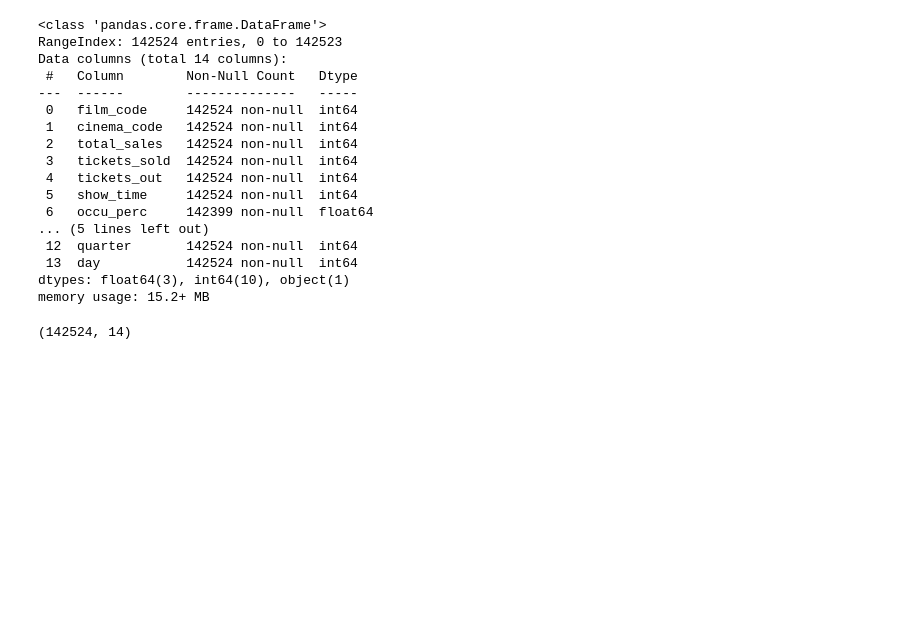
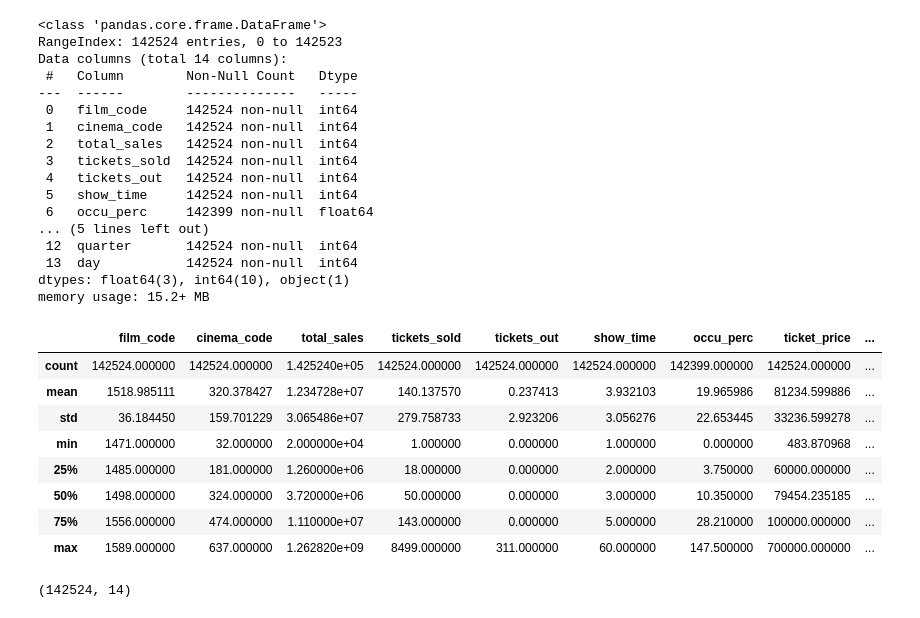
Before and after one commit to Ipz-intelligent-technologies/intelligent-tech, a Jupyter notebook: time_series_forecasting.ipynb, the cells around one changed output. Saved outputs shown, nothing was run; the diff lists cells and outputs as text; code cells hidden in the pictures; blank space fills up the shorter version.

Commit message:
feat: time series forecasting

```diff
--- a/time_series_forecasting.ipynb
+++ b/time_series_forecasting.ipynb
@@ -66,6 +67,18 @@ Data columns (total 14 columns):
  13  day           142524 non-null  int64
 dtypes: float64(3), int64(10), object(1)
 memory usage: 15.2+ MB
+# %%
+ticket_df.describe()
+# %% [output]
+|  | film_code | cinema_code | total_sales | tickets_sold | tickets_out | show_time | occu_perc | ticket_price | ... |
+| count | 142524.000000 | 142524.000000 | 1.425240e+05 | 142524.000000 | 142524.000000 | 142524.000000 | 142399.000000 | 142524.000000 | ... |
+| mean | 1518.985111 | 320.378427 | 1.234728e+07 | 140.137570 | 0.237413 | 3.932103 | 19.965986 | 81234.599886 | ... |
+| std | 36.184450 | 159.701229 | 3.065486e+07 | 279.758733 | 2.923206 | 3.056276 | 22.653445 | 33236.599278 | ... |
+| min | 1471.000000 | 32.000000 | 2.000000e+04 | 1.000000 | 0.000000 | 1.000000 | 0.000000 | 483.870968 | ... |
+| 25% | 1485.000000 | 181.000000 | 1.260000e+06 | 18.000000 | 0.000000 | 2.000000 | 3.750000 | 60000.000000 | ... |
+| 50% | 1498.000000 | 324.000000 | 3.720000e+06 | 50.000000 | 0.000000 | 3.000000 | 10.350000 | 79454.235185 | ... |
+| 75% | 1556.000000 | 474.000000 | 1.110000e+07 | 143.000000 | 0.000000 | 5.000000 | 28.210000 | 100000.000000 | ... |
+| max | 1589.000000 | 637.000000 | 1.262820e+09 | 8499.000000 | 311.000000 | 60.000000 | 147.500000 | 700000.000000 | ... |
 # %%
 ticket_df.shape
 # %% [output]
```
Also changed, not shown: parts of 10 cells of this notebook, 3 other files.
